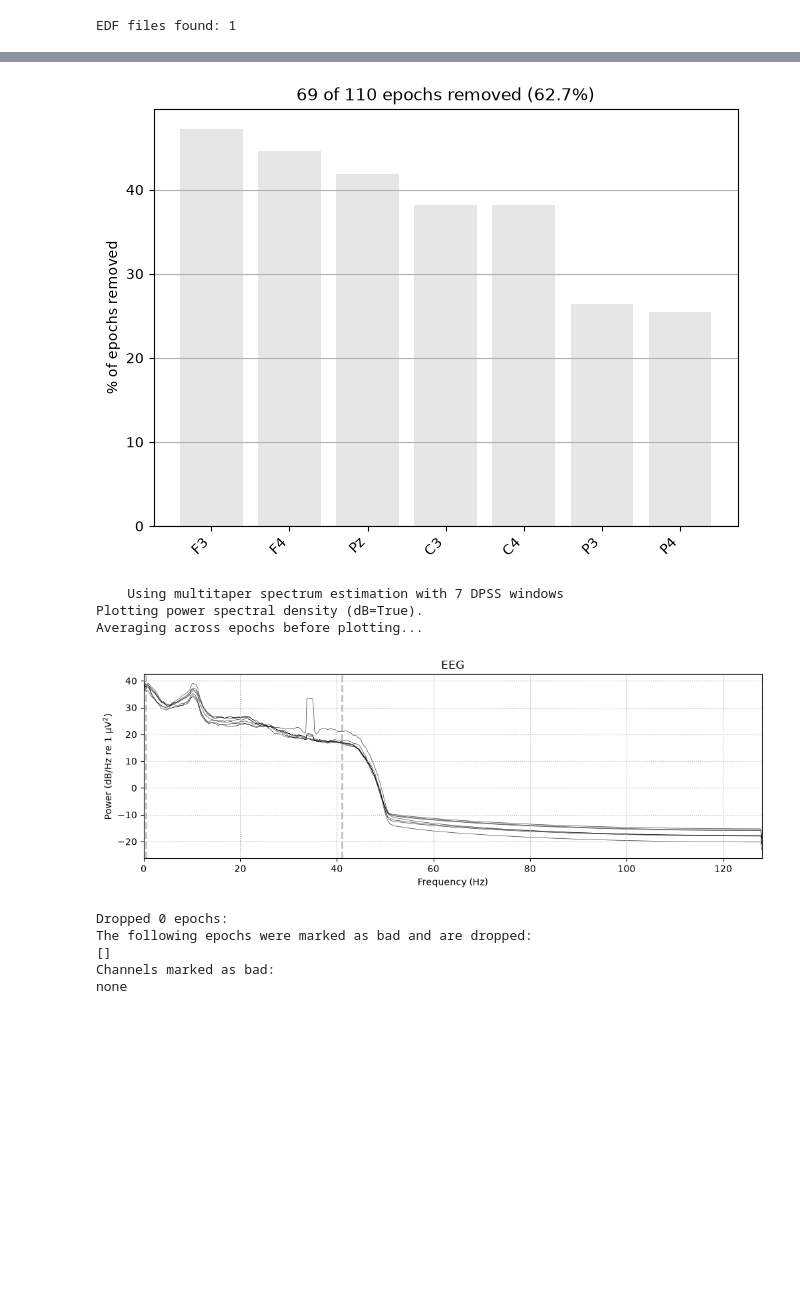
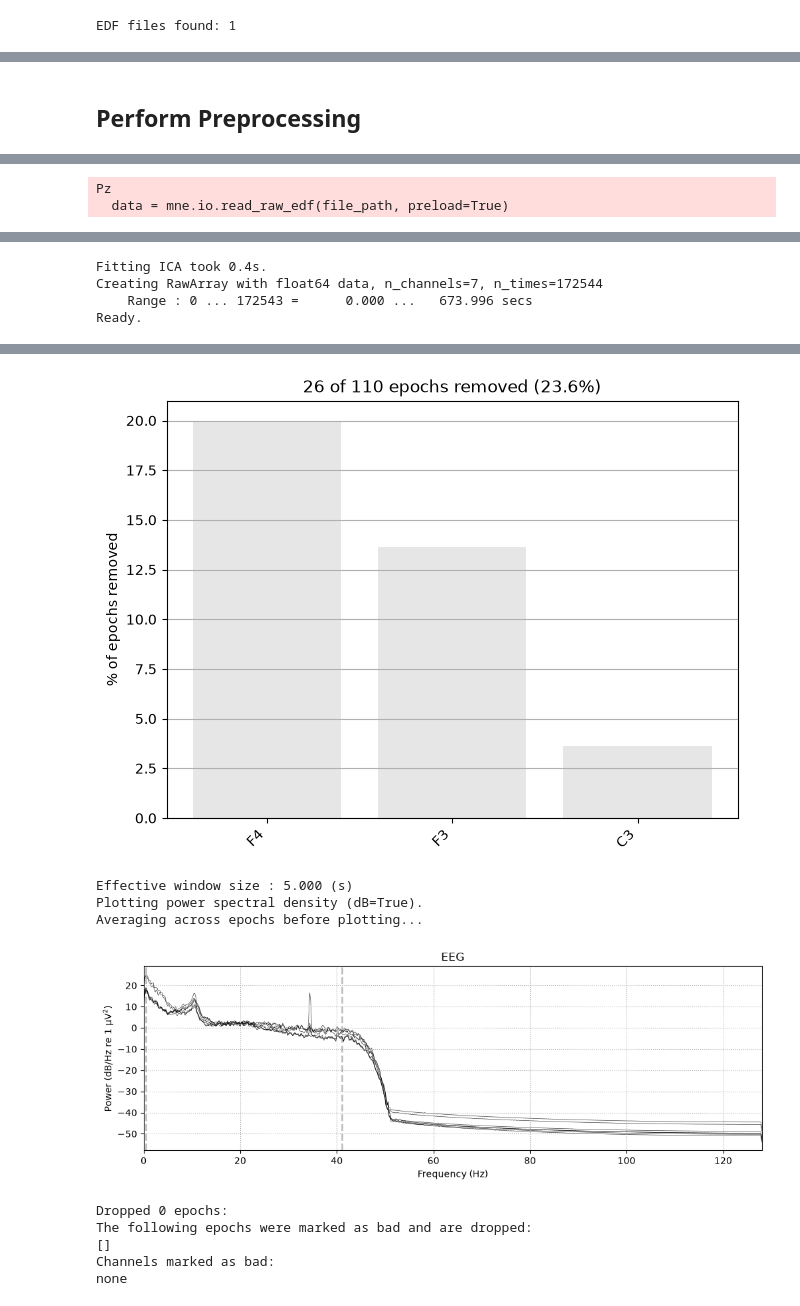
Before and after one commit to a-myli/meditation, a Jupyter notebook: Meditation_processing.ipynb, the cells around one changed output, grey strips where cells are left out. Drawn from its saved outputs; the diff is of its cells as text; code cells hidden in the pictures; blank space fills up the shorter version.

```diff
--- a/Meditation_processing.ipynb
+++ b/Meditation_processing.ipynb
@@ -213,15 +204,11 @@ def run_ica(raw):
     ica.fit(filt_raw)
     return ica
 
-# arbitrary epoch rejection criteria used; we can change if this doesn't fit our data
 reject_criteria = dict(
-    mag=3000e-15,  # 3000 fT
-    grad=3000e-13,  # 3000 fT/cm
-    eeg=100e-6,  # 100 µV
-    eog=200e-6,   # 200 µV
+    eeg=300e-6,  # 300 µV
 )
 
-flat_criteria = dict(mag=1e-15, grad=1e-13, eeg=1e-6)  # 1 fT  # 1 fT/cm  # 1 µV
+flat_criteria = dict(eeg=5e-7) # 0.5 µV
 
 def segment_epochs(raw, epoch_duration=5):
     events, used_event_id = mne.events_from_annotations(
@@ -242,8 +229,8 @@ def segment_epochs(raw, epoch_duration=5):
         tmin=0,
         tmax=(samples_per_epoch - 1) / raw.info["sfreq"],
         picks="eeg",
-        reject={"eeg": 100e-6},
-        flat={"eeg": 1e-6},
+        reject=reject_criteria,
+        flat=flat_criteria,
         baseline=None,
         reject_by_annotation=True,
         preload=True,
@@ -267,6 +254,5 @@ def quality_check(epochs, participant_id):
 
     epochs.plot_drop_log()
     epochs.plot(n_epochs=min(10, len(epochs)), scalings="auto")
-    epochs.compute_psd().plot()
 
     return epochs
@@ -293,10 +259,22 @@ Note: you may need to restart the kernel to use updated packages.
+# %%
+def compute_psd(epochs):
+
+    # recompute and save PSD data
+    # this will automatically exclude channels and epochs marked as bad
+    psd = epochs.compute_psd(method='welch', picks='eeg')
+
+    psd.plot()
+# %% [markdown]
+## Perform Preprocessing ##
 # %%
 # install mne-qt-browser
+%pip install mne-qt-browser PySide6
 mne.viz.set_browser_backend("qt")
 
 icas = []
 raws = []
 epochs_list = []
+psd_list = []
 
 for file in data_files:
     print(file)
@@ -325,4 +303,6 @@ for file in data_files:
     epochs = segment_epochs(cleaned_raw)
     quality_check(epochs, file)
     epochs_list.append(epochs)
+    psd = compute_psd(epochs)
+    psd_list.append(psd)
 # %% [output]
@@ -345,0 +326,2 @@ Ready.
+Pz
+  data = mne.io.read_raw_edf(file_path, preload=True)
@@ -346 +361,5 @@ Ready.
+Fitting ICA took 0.4s.
+Creating RawArray with float64 data, n_channels=7, n_times=172544
+    Range : 0 ... 172543 =      0.000 ...   673.996 secs
+Ready.
 [figure]
@@ -364,10 +383,10 @@ Rejected percentage: 0.0%
-[figure, old version]
+[figure, new version]
-    Using multitaper spectrum estimation with 7 DPSS windows
-Plotting power spectral density (dB=True).
-Averaging across epochs before plotting...
+Effective window size : 5.000 (s)
+Plotting power spectral density (dB=True).
+Averaging across epochs before plotting...
-[figure, old version]
+[figure, new version]
-Dropped 0 epochs:
-The following epochs were marked as bad and are dropped:
-[]
-Channels marked as bad:
-none
+Dropped 0 epochs:
+The following epochs were marked as bad and are dropped:
+[]
+Channels marked as bad:
+none
```
Also changed, not shown: parts of 8 cells of this notebook.
